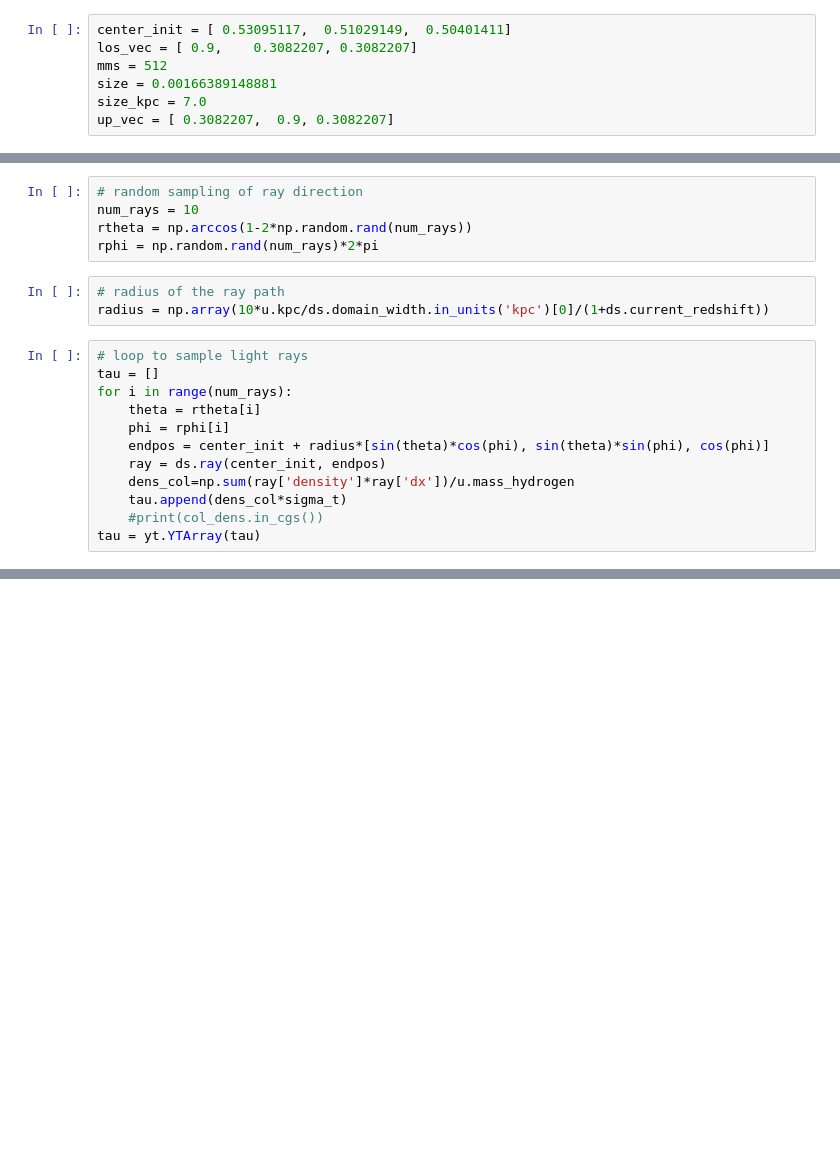
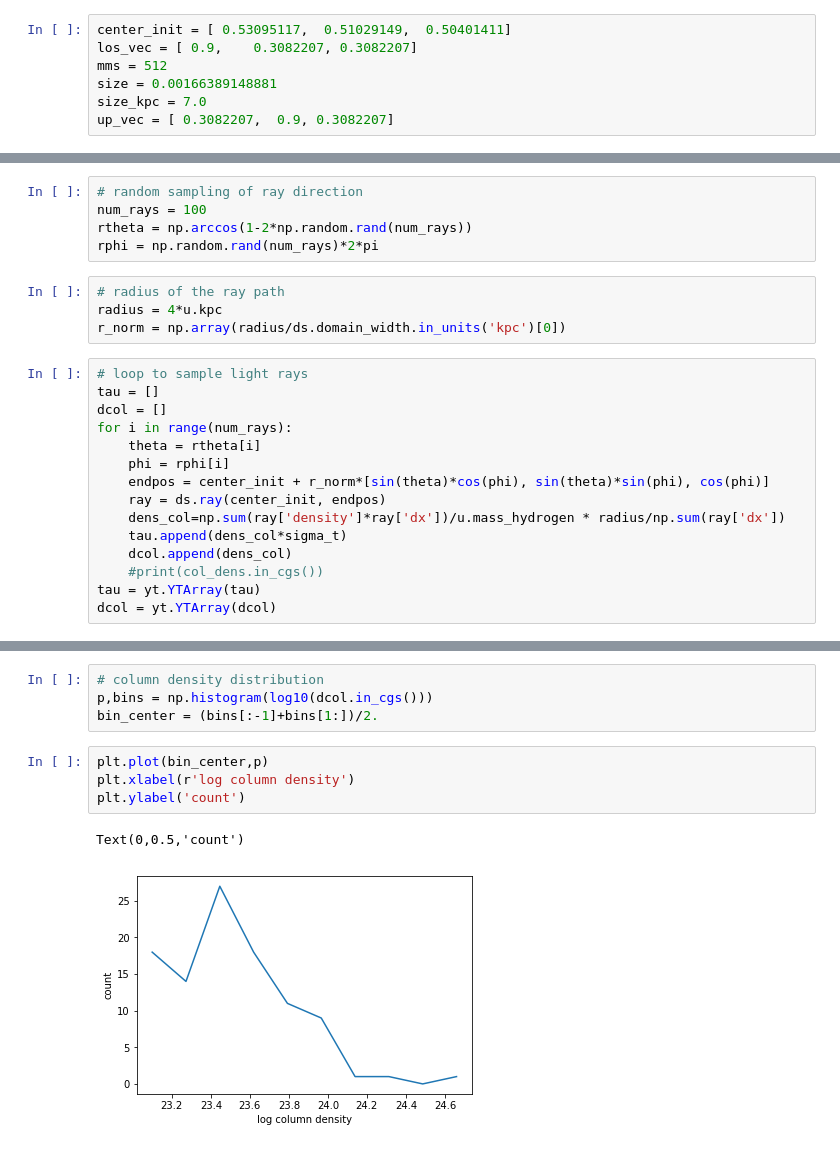
Before and after one commit to suniverse/EoR-GRB, a Jupyter notebook: Absorption.ipynb, the cells around one changed output, grey strips where cells are left out. Saved outputs shown, nothing was run; the diff lists cells and outputs as text; blank space fills up the shorter version.

```diff
--- a/Absorption.ipynb
+++ b/Absorption.ipynb
@@ -56,23 +57,27 @@ sigma_t = yt.YTQuantity(6.6524e-25,'cm**2')
 # %%
 # random sampling of ray direction
-num_rays = 10
+num_rays = 100
 rtheta = np.arccos(1-2*np.random.rand(num_rays))
 rphi = np.random.rand(num_rays)*2*pi
 # %%
 # radius of the ray path
-radius = np.array(10*u.kpc/ds.domain_width.in_units('kpc')[0]/(1+ds.current_redshift))
+radius = 4*u.kpc
+r_norm = np.array(radius/ds.domain_width.in_units('kpc')[0])
 # %%
 # loop to sample light rays
 tau = []
+dcol = []
 for i in range(num_rays):
     theta = rtheta[i]
     phi = rphi[i]
-    endpos = center_init + radius*[sin(theta)*cos(phi), sin(theta)*sin(phi), cos(phi)]
+    endpos = center_init + r_norm*[sin(theta)*cos(phi), sin(theta)*sin(phi), cos(phi)]
     ray = ds.ray(center_init, endpos)
-    dens_col=np.sum(ray['density']*ray['dx'])/u.mass_hydrogen
+    dens_col=np.sum(ray['density']*ray['dx'])/u.mass_hydrogen * radius/np.sum(ray['dx'])
     tau.append(dens_col*sigma_t)
+    dcol.append(dens_col)
     #print(col_dens.in_cgs())
 tau = yt.YTArray(tau)
+dcol = yt.YTArray(dcol)
 # %%
 tau.in_cgs()
 # %% [output]
@@ -94 +117,12 @@ yt : [INFO     ] 2018-07-21 10:50:41,334 Making a fixed resolution buffer of (('
 <yt.visualization.plot_window.ProjectionPlot at 0x...>
+# %%
+# column density distribution
+p,bins = np.histogram(log10(dcol.in_cgs()))
+bin_center = (bins[:-1]+bins[1:])/2.
+# %%
+plt.plot(bin_center,p)
+plt.xlabel(r'log column density')
+plt.ylabel('count')
+# %% [output]
+Text(0,0.5,'count')
+[figure, added]
```
Also changed, not shown: parts of 6 cells of this notebook.
